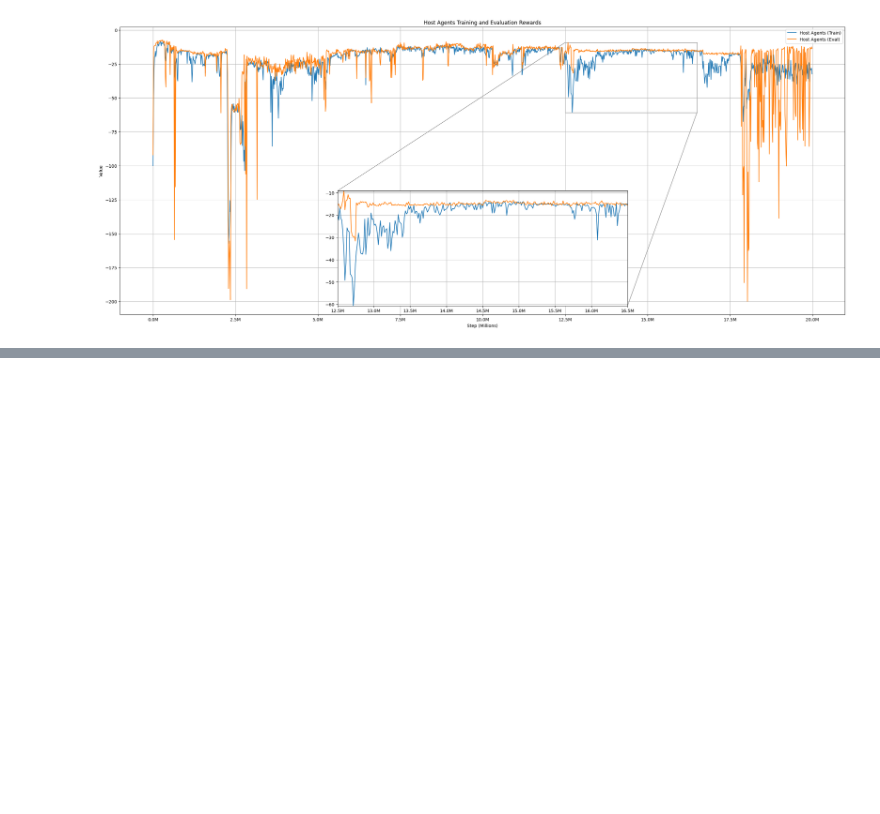
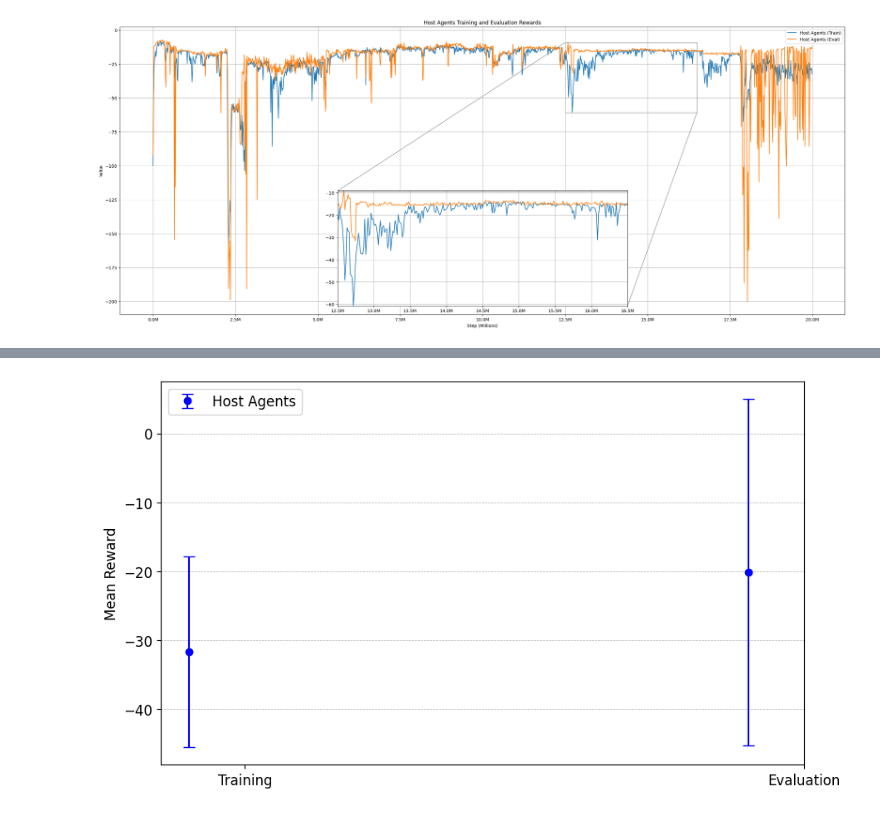
Before and after one commit to RMC-AIvsAI/CyMARL-CommFormer, a Jupyter notebook: commformer_experiment_analysis.ipynb, the cells around one changed output, grey strips where cells are left out. Cells and saved outputs as stored; diff of their text form; code cells hidden in the pictures; blank space fills up the shorter version.

```diff
--- a/commformer_experiment_analysis.ipynb
+++ b/commformer_experiment_analysis.ipynb
@@ -535,0 +589,34 @@ plt.show()
+# %%
+host_agents_std_reward = []
+host_agents_mean_reward = []
+
+host_agents_std_reward.append(df_host_agents_run['Value'].std())
+host_agents_mean_reward.append(df_host_agents_run['Value'].mean())
+
+host_agents_std_reward.append(df_host_agents_eval_run['Value'].std())
+host_agents_mean_reward.append(df_host_agents_eval_run['Value'].mean())
+# %%
+# Define the data
+
+scenarios = ['Training', 'Evaluation']
+
+# Position of the bars on the x-axis
+x_pos = np.arange(len(scenarios))
+
+# Size of the figure
+plt.figure(figsize=(10, 6))
+
+# Plotting the bars for dial
+plt.errorbar(x_pos - 0.1, host_agents_mean_reward, yerr=host_agents_std_reward, fmt='o', capsize=5, label='Host Agents', color='blue')
+
+# Adding labels and title
+plt.ylabel('Mean Reward', fontsize=12)
+plt.grid(True, axis='y', linestyle='--', linewidth=0.5)
+plt.xticks(x_pos, scenarios, fontsize=12)  # Set labels manually
+plt.yticks(fontsize=12)
+plt.legend(fontsize=12)
+
+# Show the plot
+plt.show()
+# %% [output]
+[figure, added]
```
Also changed, not shown: parts of 7 cells of this notebook, 1 other file.
